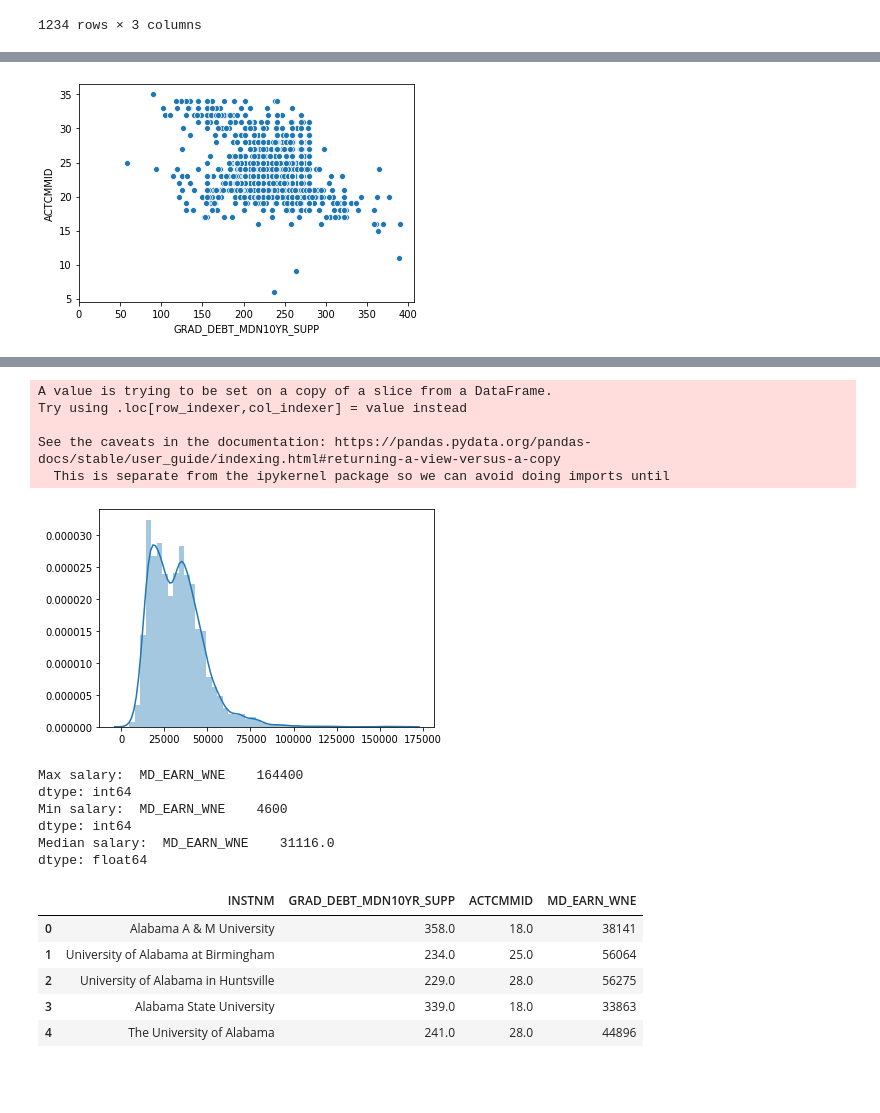
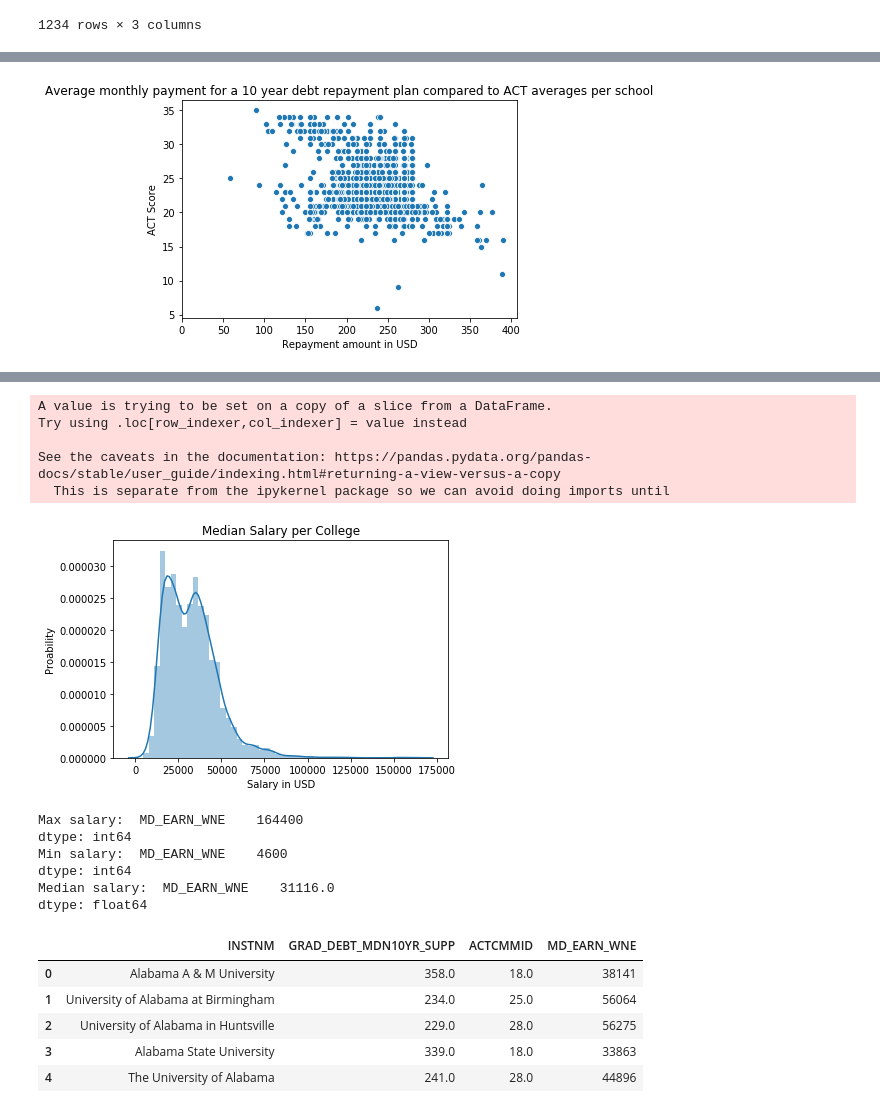
Before and after one commit to YJDave/cs418-s20-cs418_spring20_mighty_python, a Jupyter notebook: EduWorth.ipynb, the cells around one changed output, grey strips where cells are left out. Drawn from its saved outputs; the diff is of its cells as text; code cells hidden in the pictures; blank space fills up the shorter version.

Commit message:
Added more titles and labels to graph, added github link to top of the project

```diff
--- a/EduWorth.ipynb
+++ b/EduWorth.ipynb
@@ -82,9 +90,12 @@ sns.distplot(used_data['GRAD_DEBT_MDN10YR_SUPP'])
 # %%
 sns.scatterplot(x="GRAD_DEBT_MDN10YR_SUPP", y="ACTCMMID", data=used_data)
 plt.xticks(np.arange(0, used_data['GRAD_DEBT_MDN10YR_SUPP'].max()+50, 50.0))
+plt.title("Average monthly payment for a 10 year debt repayment plan compared to ACT averages per school")
+plt.xlabel("Repayment amount in USD")
+plt.ylabel("ACT Score")
 plt.show()
 # %% [output]
-[figure, old version]
+[figure, new version]
 # %%
 field_data = pd.read_csv('CollegeScorecard_Raw_Data/FieldOfStudyData1516_1617_PP.csv', low_memory = False)
 field_data.head()
@@ -101,6 +112,9 @@ result = field_data[field_data.MD_EARN_WNE != 'PrivacySuppressed']
 result['MD_EARN_WNE'] = result['MD_EARN_WNE'].astype(int)
 final = result.groupby('INSTNM').mean().astype(int).sort_values('MD_EARN_WNE')
 sns.distplot(final)
+plt.title("Median Salary per College")
+plt.xlabel("Salary in USD")
+plt.ylabel("Proability")
 plt.show()
 print("Max salary: ", final.max())
 print("Min salary: ", final.min())
@@ -111,7 +125,7 @@ Try using .loc[row_indexer,col_indexer] = value instead
 
 See the caveats in the documentation: https://pandas.pydata.org/pandas-docs/stable/user_guide/indexing.html#returning-a-view-versus-a-copy
   This is separate from the ipykernel package so we can avoid doing imports until
-[figure, old version]
+[figure, new version]
 Max salary:  MD_EARN_WNE    164400
 dtype: int64
 Min salary:  MD_EARN_WNE    4600
```
Also changed, not shown: parts of 4 cells of this notebook.
